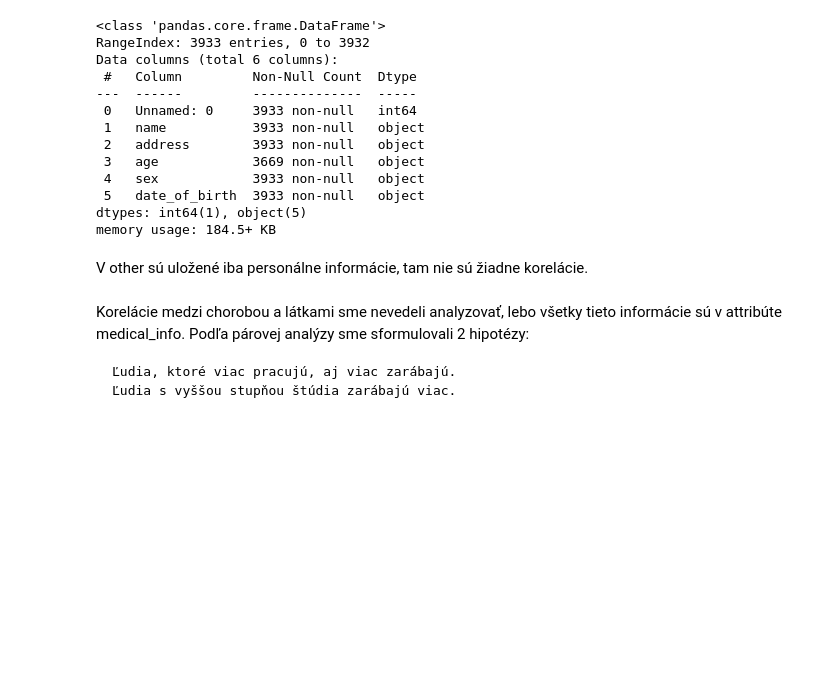
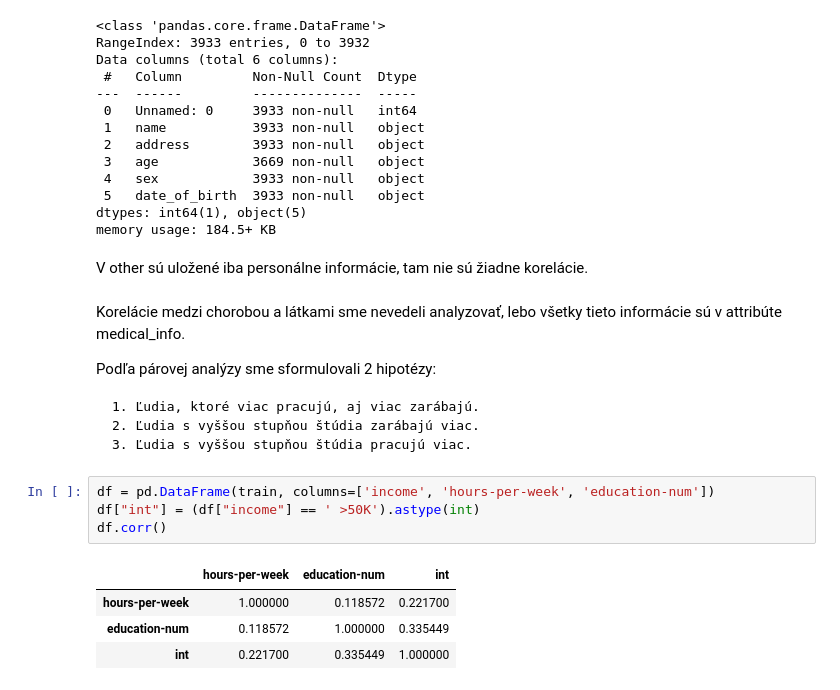
Before and after one commit to SzMatej/IAU_2020-2021, a Jupyter notebook: Project.ipynb, the cells around one changed output. Drawn from its saved outputs; the diff is of its cells as text; blank space fills up the shorter version.

```diff
--- a/Project.ipynb
+++ b/Project.ipynb
@@ -339,7 +340,18 @@ memory usage: 184.5+ KB
 V other sú uložené iba personálne informácie, tam nie sú žiadne korelácie.
 # %% [markdown]
 Korelácie medzi chorobou a látkami sme nevedeli analyzovať, lebo všetky tieto informácie sú v attribúte medical_info.
+
 Podľa párovej analýzy sme sformulovali 2 hipotézy:
 
-    Ľudia, ktoré viac pracujú, aj viac zarábajú.
-    Ľudia s vyššou stupňou štúdia zarábajú viac.
+    1. Ľudia, ktoré viac pracujú, aj viac zarábajú.
+    2. Ľudia s vyššou stupňou štúdia zarábajú viac.
+    3. Ľudia s vyššou stupňou štúdia pracujú viac.
+# %%
+df = pd.DataFrame(train, columns=['income', 'hours-per-week', 'education-num'])
+df["int"] = (df["income"] == ' >50K').astype(int)
+df.corr()
+# %% [output]
+|  | hours-per-week | education-num | int |
+| hours-per-week | 1.000000 | 0.118572 | 0.221700 |
+| education-num | 0.118572 | 1.000000 | 0.335449 |
+| int | 0.221700 | 0.335449 | 1.000000 |
```
Also changed, not shown: parts of 6 cells of this notebook.
